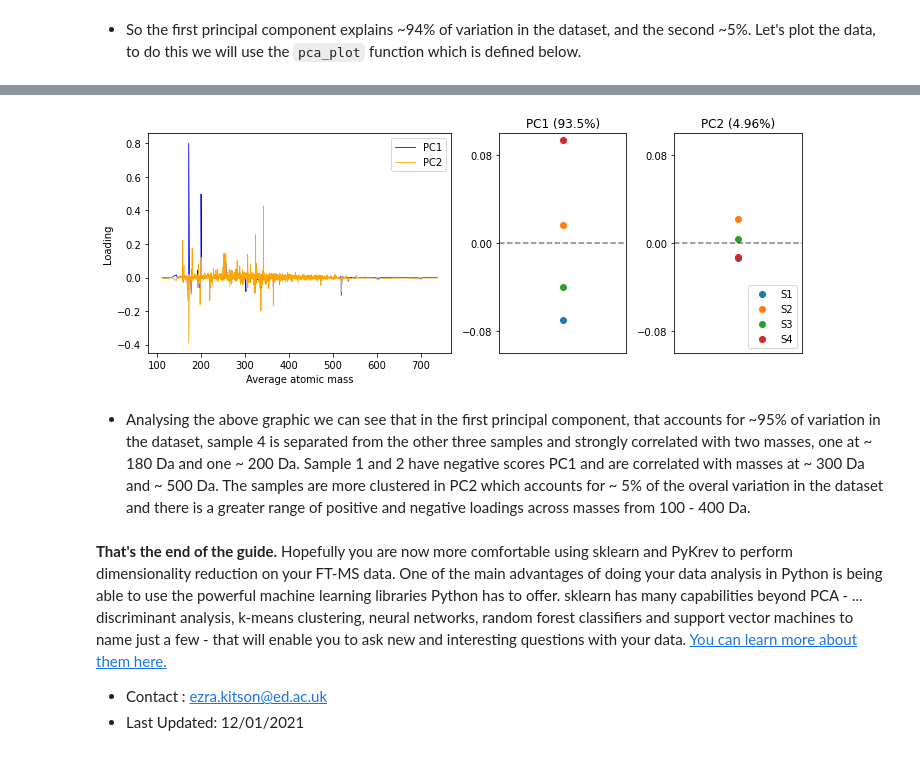
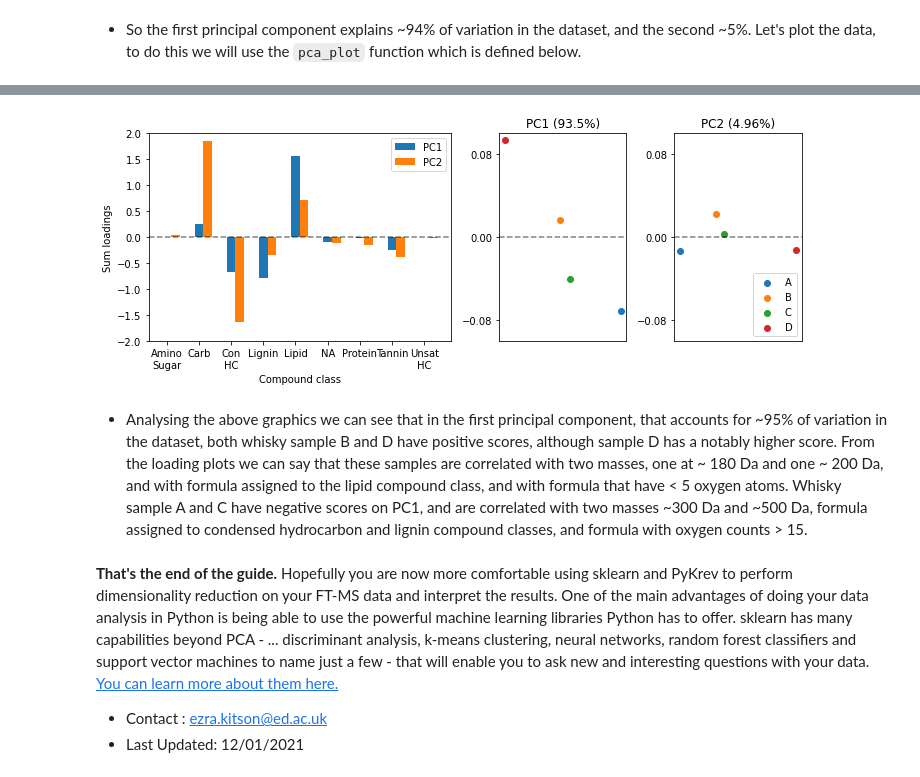
Before and after one commit to Kzra/pykrev, a Jupyter notebook: docs/PCAwithPyKrev.ipynb, the cells around one changed output, grey strips where cells are left out. Cells and saved outputs as stored; diff of their text form; code cells hidden in the pictures.

```diff
--- a/docs/PCAwithPyKrev.ipynb
+++ b/docs/PCAwithPyKrev.ipynb
@@ -132,45 +268,65 @@ loadingDF.head()
+# %%
+## COMPOUND CLASS LOADINGS
+varExplained = pca.explained_variance_ratio_ #variance explained in your PCA results
+group_names = ['A','B','C','D']
+custom_classes = ['Amino\nSugar','Carb','Con\nHC','Lignin','Lipid','NA','Protein','Tannin','Unsat\nHC']
+plt.figure(figsize=(10, 4)) # create the overall figure
+plt.subplot(1,4,(1,2)) #take two panels of the subplot for the loading plot
+fig, ax, xrange = cclass_loading_plot(loadingDF)
+plt.ylim(-2,2) #centre the y axis
+## Important!! If you are copying this code, first check the order of your xticks before manually setting them
+plt.xticks(xrange,custom_classes, rotation = 'horizontal') #Set custom xticks to save space
+plt.subplot(1,4,3) #take one panel for the PC1 plot
+for i in range(0,4):
+    plt.scatter(np.random.uniform(-.1,.1, 1),pca_result[i,0]) #shudder the points to avoid overlap
+plt.title(f'PC1 ({str(varExplained[0]*100)[:4]}%)') #include the % variance explained in the
+plt.ylim(-.1,.1)
+plt.xticks([])
+plt.yticks([-.08,0,.08])
+plt.axhline(0, color='k', linestyle = '--', alpha = 0.5)
+plt.subplot(1,4,4) #take the final panel for the PC2 plot
+for i in range(0,4):
+    plt.scatter(np.random.uniform(-.1,.1, 1),pca_result[i,1])
+plt.title(f'PC2 ({str(varExplained[1]*100)[:4]}%)') #include the % variance explained in the
+plt.ylim(-.1,.1)
+plt.xticks([])
+plt.yticks([-.08,0,.08])
+plt.legend(group_names, loc = 'lower right')
+plt.axhline(0, color='k', linestyle = '--', alpha = 0.5)
+plt.tight_layout()
+plt.show()
+# %% [output]
+[figure, added]
 # %%
-def loading_plot(loadingDF):
-    """This function takes a loading dataframe and plots the loadings of the first 2 PCs against mass"""
-    formula = list(loadingDF.index)
-    pk.mass_spectrum(formula_list=formula, peak_intensities= loadingDF.iloc[:,0],method = 'average', normalise= False, color = 'b')
-    pk.mass_spectrum(formula_list=formula, peak_intensities= loadingDF.iloc[:,1],method = 'average', normalise= False, color = 'orange')
-    plt.ylabel('Loading')
-    plt.legend(['PC1','PC2'])
-
-    return plt.gcf(), plt.gca()
-
-#Below we plot the loadings alongside the sample coordinates on the first two princial axis.
-#Masses with a positive loading in PC1 are correlated with samples with a positive value in PC1 etc.
-group_names = ['S1','S2','S3','S4']
+## OXYGEN CLASS LOADINGS
+varExplained = pca.explained_variance_ratio_ #variance explained in your PCA results
+group_names = ['A','B','C','D']
 plt.figure(figsize=(10, 4)) # create the overall figure
 plt.subplot(1,4,(1,2)) #take two panels of the subplot for the loading plot
-loading_plot(loadingDF)
+oxygen_loading_plot(loadingDF)
+plt.ylim(-2,2) #centre the y axis
 plt.subplot(1,4,3) #take one panel for the PC1 plot
 for i in range(0,4):
-    plt.scatter(0,pca_result[i,0]) #if you want to shudder the points (to avoid overlap) replace 0 with random.uniform(-.1,.1)
-plt.title('PC1 (93.5%)')
+    plt.scatter(np.random.uniform(-.1,.1, 1),pca_result[i,0]) #shudder the points to avoid overlap
+plt.title(f'PC1 ({str(varExplained[0]*100)[:4]}%)') #include the % variance explained in the
 plt.ylim(-.1,.1)
 plt.xticks([])
 plt.yticks([-.08,0,.08])
 plt.axhline(0, color='k', linestyle = '--', alpha = 0.5)
 plt.subplot(1,4,4) #take the final panel for the PC2 plot
 for i in range(0,4):
-    plt.scatter(0,pca_result[i,1])
-plt.title('PC2 (4.96%)')
+    plt.scatter(np.random.uniform(-.1,.1, 1),pca_result[i,1])
+plt.title(f'PC2 ({str(varExplained[1]*100)[:4]}%)') #include the % variance explained in the
 plt.ylim(-.1,.1)
 plt.xticks([])
 plt.yticks([-.08,0,.08])
 plt.legend(group_names, loc = 'lower right')
 plt.axhline(0, color='k', linestyle = '--', alpha = 0.5)
-
 plt.tight_layout()
 plt.show()
-# %% [output]
-[figure, removed]
 # %% [markdown]
-* Analysing the above graphic we can see that in the first principal component, that accounts for ~95% of variation in the dataset, sample 4 is separated from the other three samples and strongly correlated  with two masses, one at ~ 180 Da and one ~ 200 Da. Sample 1 and 2 have negative scores PC1 and are correlated with masses at ~ 300 Da and ~ 500 Da. The samples are more clustered in PC2 which accounts for ~ 5% of the overal variation in the dataset and there is a greater range of positive and negative loadings across masses from 100 - 400 Da.
+* Analysing the above graphics we can see that in the first principal component, that accounts for ~95% of variation in the dataset, both whisky sample B and D have positive scores, although sample D has a notably higher score. From the loading plots we can say that these samples are  correlated  with two masses, one at ~ 180 Da and one ~ 200 Da, and with formula assigned to the lipid compound class, and with formula that have < 5 oxygen atoms. Whisky sample A and C have negative scores on PC1, and are correlated with two masses ~300 Da and ~500 Da, formula assigned to condensed hydrocarbon and lignin compound classes, and formula with oxygen counts > 15.
 # %% [markdown]
-**That's the end of the guide.** Hopefully you are now more comfortable using sklearn and PyKrev to perform dimensionality reduction on your FT-MS data. One of the main advantages of doing your data analysis in Python is being able to use the powerful machine learning libraries Python has to offer. sklearn has many capabilities beyond PCA - ... discriminant analysis, k-means clustering, neural networks, random forest classifiers and  support vector machines to name just a few -  that will enable you to ask new and interesting questions with your data. [ You can learn more about them here.](https://scikit-learn.org/stable/)
+**That's the end of the guide.** Hopefully you are now more comfortable using sklearn and PyKrev to perform dimensionality reduction on your FT-MS data and interpret the results. One of the main advantages of doing your data analysis in Python is being able to use the powerful machine learning libraries Python has to offer. sklearn has many capabilities beyond PCA - ... discriminant analysis, k-means clustering, neural networks, random forest classifiers and  support vector machines to name just a few -  that will enable you to ask new and interesting questions with your data. [ You can learn more about them here.](https://scikit-learn.org/stable/)
   * Contact : ezra.kitson@ed.ac.uk
   * Last Updated: 12/01/2021
```
Also changed, not shown: parts of 15 cells of this notebook, 25 other files.
